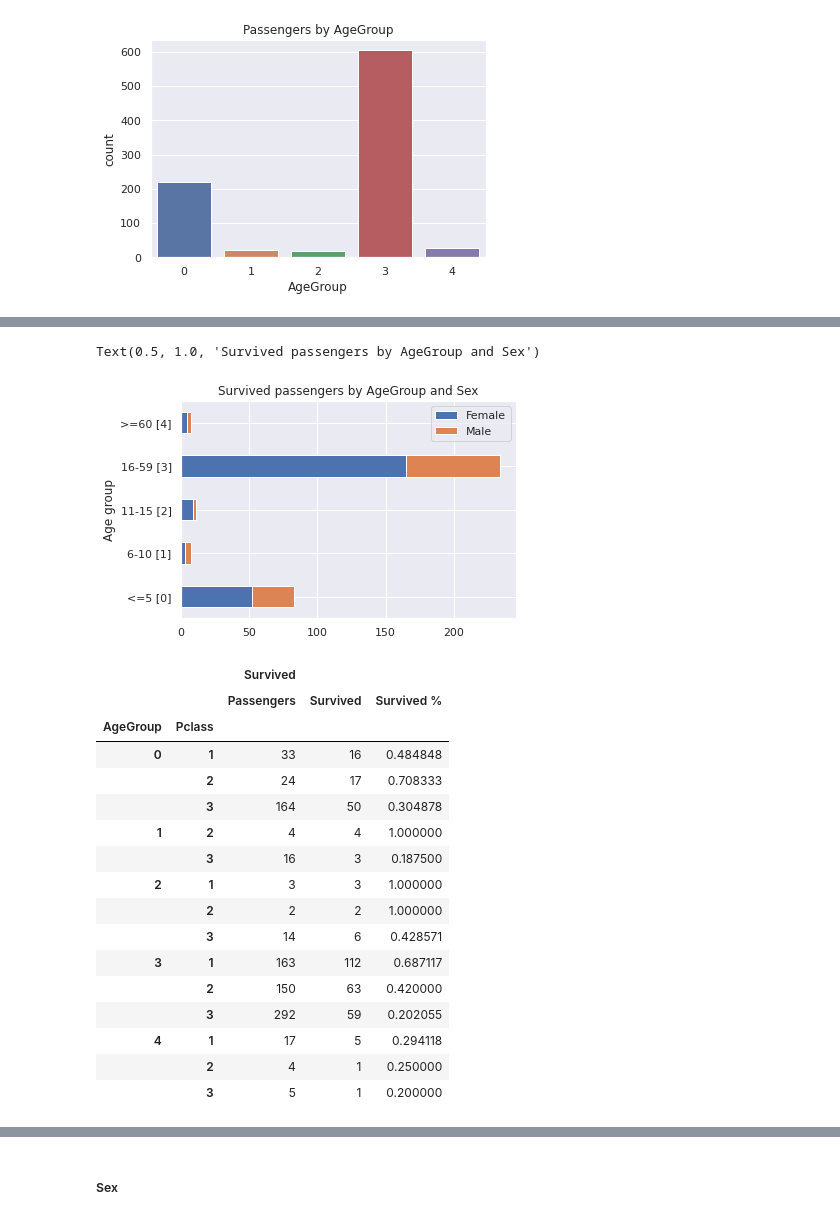
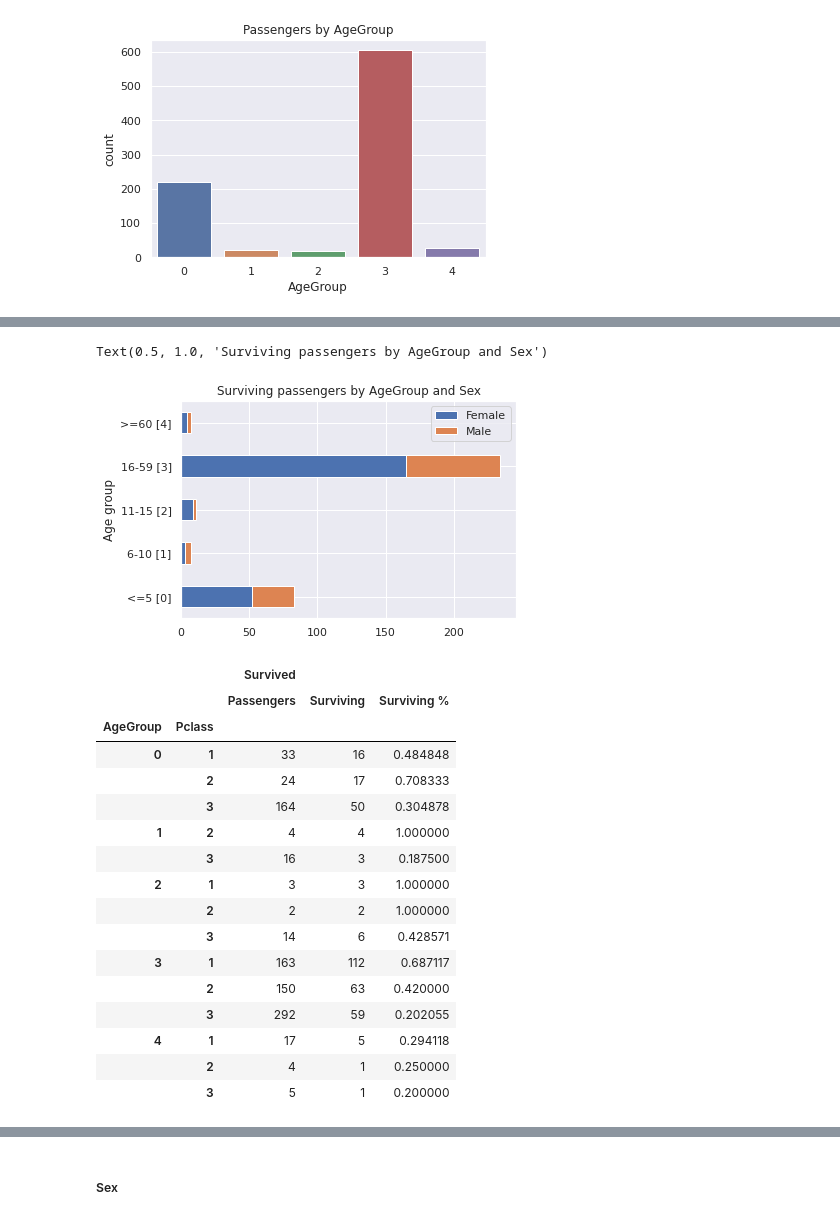
Before and after one commit to lerz30/ML_introduction, a Jupyter notebook: notebooks/pandas_intro.ipynb, the cells around one changed output, grey strips where cells are left out. Cells and saved outputs as stored; diff of their text form; code cells hidden in the pictures.

```diff
--- a/notebooks/pandas_intro.ipynb
+++ b/notebooks/pandas_intro.ipynb
@@ -156,25 +158,25 @@ Text(0.5, 1.0, 'Survived % by AgeGroup')
 # %%
-#Plot of "Survived" people grouped by "AgeGroup" and "Sex"
+#Plot of "Surviving" people grouped by "AgeGroup" and "Sex"
 ageGroup_labels = ['<=5 [0]', '6-10 [1]', '11-15 [2]', '16-59 [3]', '>=60 [4]']
 sex_labels = {'Female': 0, 'Male': 1}
 
 plt = df.query('Survived == 1').groupby(['AgeGroup','Sex']).size().unstack(['Sex']).plot(kind='barh',
                                                             stacked=True, rot=0, subplots=False)
 plt.set_yticklabels(ageGroup_labels)
 plt.legend(labels=sex_labels)
 
 plt.set_ylabel('Age group')
-plt.set_title('Survived passengers by AgeGroup and Sex')
+plt.set_title('Surviving passengers by AgeGroup and Sex')
 # %% [output]
-Text(0.5, 1.0, 'Survived passengers by AgeGroup and Sex')
+Text(0.5, 1.0, 'Surviving passengers by AgeGroup and Sex')
-[figure, old version]
+[figure, new version]
 # %%
 df.groupby(['AgeGroup', 'Pclass'])\
     .agg({'Survived': [np.size, np.sum, np.mean]})\
-    .rename(columns={'size': "Passengers", 'sum': "Survived", 'mean': 'Survived %'})
+    .rename(columns={'size': "Passengers", 'sum': "Surviving", 'mean': 'Surviving %'})
 # %% [output]
 |  |  | Survived |  |  |
-|  |  | Passengers | Survived | Survived % |
+|  |  | Passengers | Surviving | Surviving % |
 | AgeGroup | Pclass |  |  |  |
 | 0 | 1 | 33 | 16 | 0.484848 |
 |  | 2 | 24 | 17 | 0.708333 |
```
Also changed, not shown: parts of 53 cells of this notebook, 1 other file.
